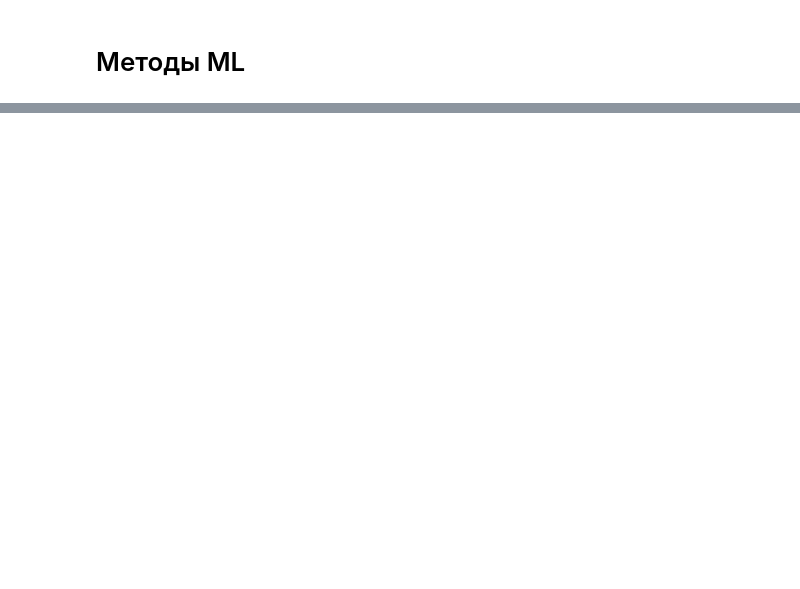
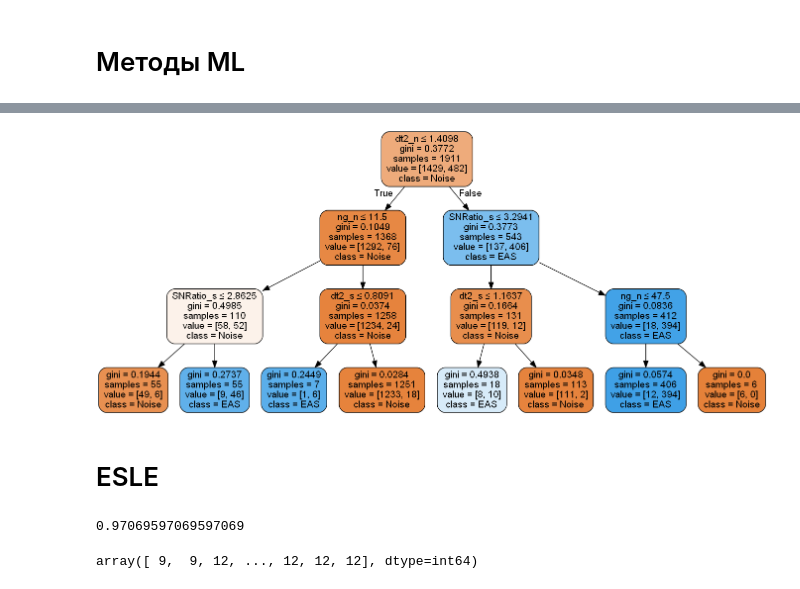
Before and after one commit to bonvech/Sphere, a Jupyter notebook: SelectEAS/SelectEAS.ipynb, the cells around one changed output, grey strips where cells are left out. Saved outputs shown, nothing was run; the diff lists cells and outputs as text; code cells hidden in the pictures; blank space fills up the shorter version.

```diff
--- a/SelectEAS/SelectEAS.ipynb
+++ b/SelectEAS/SelectEAS.ipynb
@@ -234,0 +295,25 @@ print(importances)
+# %%
+# построим дерево по 5 признакам
+clf.decision_path(X)
+tree.export_graphviz(clf, out_file='tree.dot')
+target_names = ['Noise','EAS']
+dot_data = tree.export_graphviz(clf, out_file=None,
+                feature_names=features,
+                class_names=target_names,
+                filled=True, rounded=True, special_characters=True)
+graph = pydotplus.graph_from_dot_data(dot_data)
+graph.write_png("tree5-8-2.png")
+graph.write_pdf("tree5-8-2.pdf")
+Image(graph.create_png())
+# %% [output]
+[figure, added]
+# %% [markdown]
+# ESLE
+# %%
+clf.score(X,Y)
+# %% [output]
+0.97069597069597069
+# %%
+clf.apply(X)
+# %% [output]
+array([ 9,  9, 12, ..., 12, 12, 12], dtype=int64)
```
Also changed, not shown: parts of 38 cells of this notebook, 10 other files.
